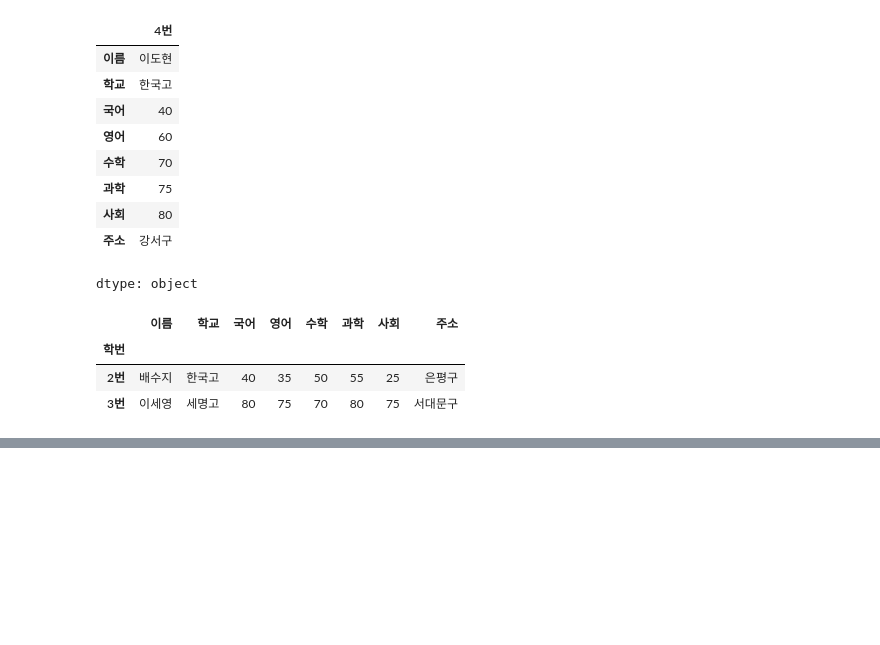
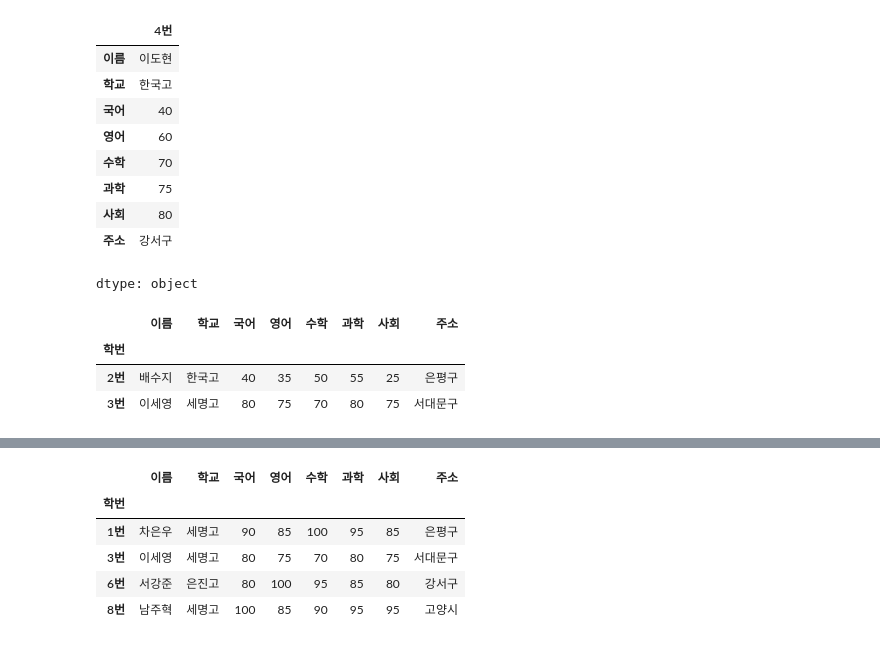
Before and after one commit to JongHyun070105/MachineLearning2025, a Jupyter notebook: Pandas_기초_2025_03_21.ipynb, the cells around one changed output, grey strips where cells are left out. Drawn from its saved outputs; the diff is of its cells as text; code cells hidden in the pictures; blank space fills up the shorter version.

```diff
--- a/Pandas_기초_2025_03_21.ipynb
+++ b/Pandas_기초_2025_03_21.ipynb
@@ -312,0 +345,10 @@ df.iloc[1:3]
+# %%
+idx = df['국어'] >= 80
+df[idx]
+# %% [output]
+|  | 이름 | 학교 | 국어 | 영어 | 수학 | 과학 | 사회 | 주소 |
+| 학번 |  |  |  |  |  |  |  |  |
+| 1번 | 차은우 | 세명고 | 90 | 85 | 100 | 95 | 85 | 은평구 |
+| 3번 | 이세영 | 세명고 | 80 | 75 | 70 | 80 | 75 | 서대문구 |
+| 6번 | 서강준 | 은진고 | 80 | 100 | 95 | 85 | 80 | 강서구 |
+| 8번 | 남주혁 | 세명고 | 100 | 85 | 90 | 95 | 95 | 고양시 |
```
Also changed, not shown: parts of 8 cells of this notebook.
